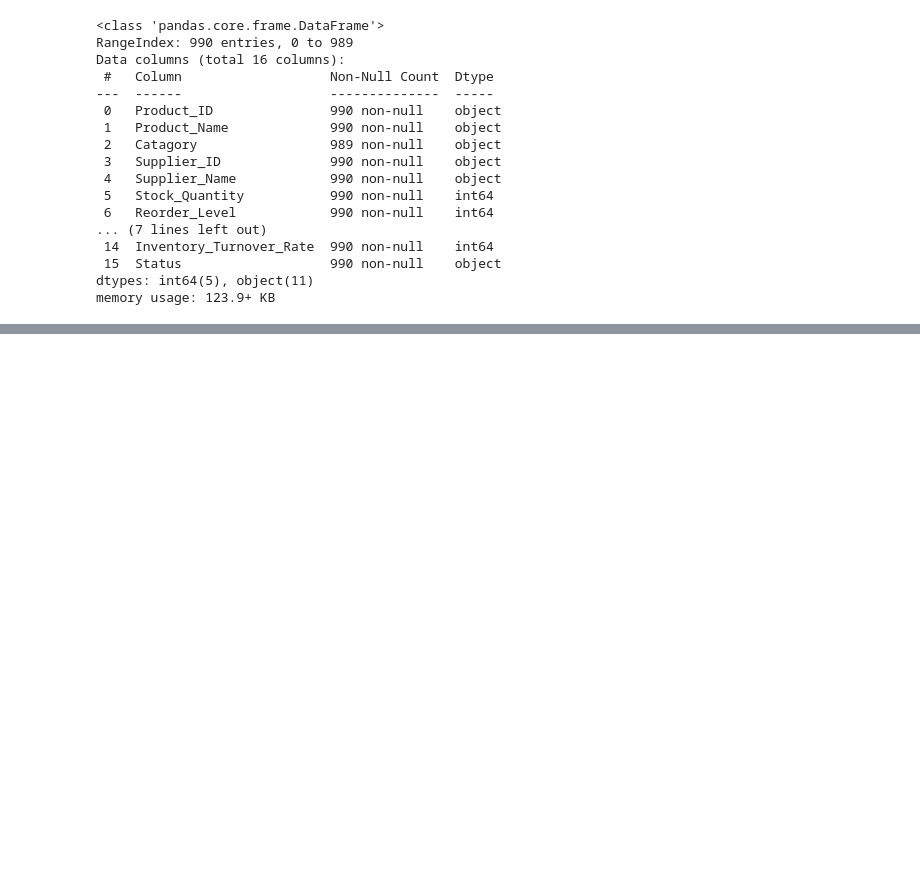
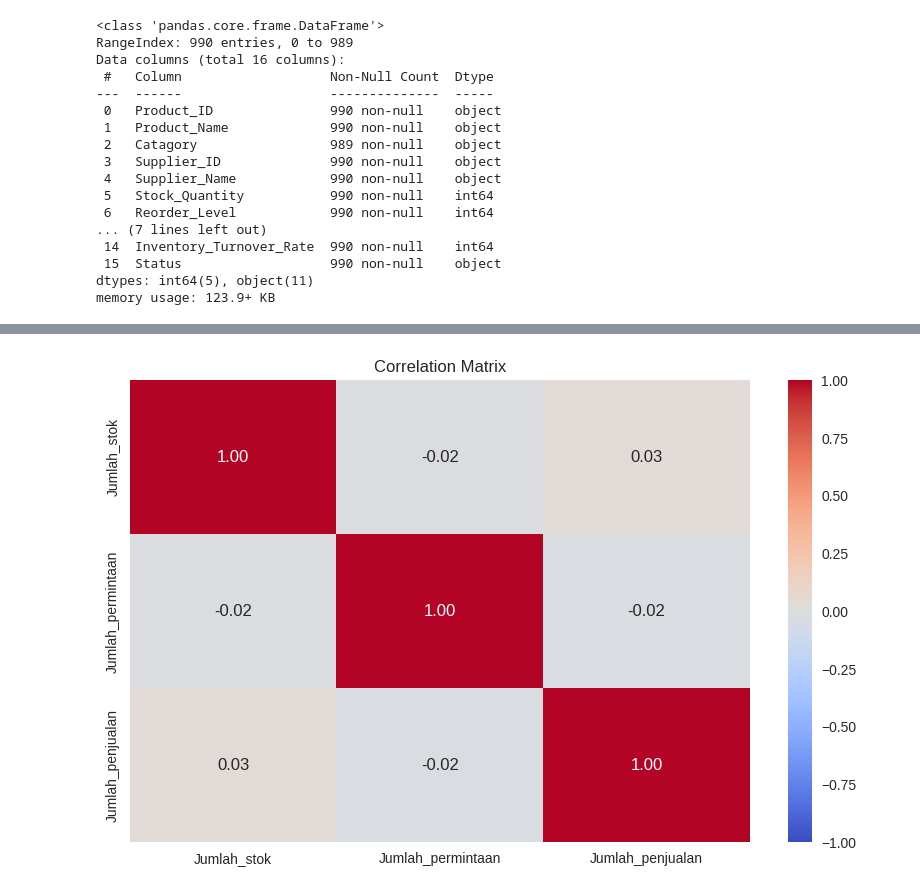
Before and after one commit to muktarsaputar/CAPSTONE_DB15, a Jupyter notebook: capstonedb15.ipynb, the cells around one changed output, grey strips where cells are left out. Saved outputs shown, nothing was run; the diff lists cells and outputs as text; code cells hidden in the pictures; blank space fills up the shorter version.

```diff
--- a/capstonedb15.ipynb
+++ b/capstonedb15.ipynb
@@ -67,0 +117,23 @@ plt.show()
+# %%
+# Menampilkan korelasi antar fitur (Opsional Skilled 1)
+
+# Memilih kolom numerik
+numerical_cols = df.select_dtypes(include=['number']).columns
+
+### MULAI CODE ###
+
+# Hitung matriks korelasi
+correlation = df[numerical_cols].corr()
+
+# Buat visualisasi heatmap
+plt.figure(figsize=(10, 6))
+sns.heatmap(correlation,
+               annot=True,
+               cmap='coolwarm',
+               fmt=".2f",
+               vmin=-1,
+               vmax=1)
+plt.title('Correlation Matrix')
+plt.show()
+# %% [output]
+[figure, added]
```
Also changed, not shown: parts of 9 cells of this notebook.
